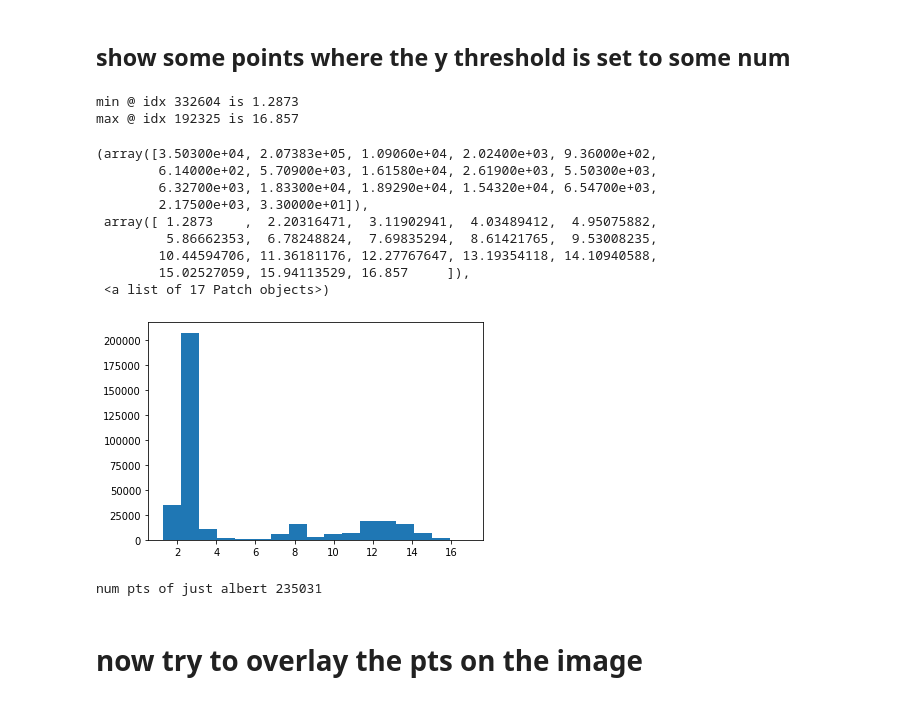
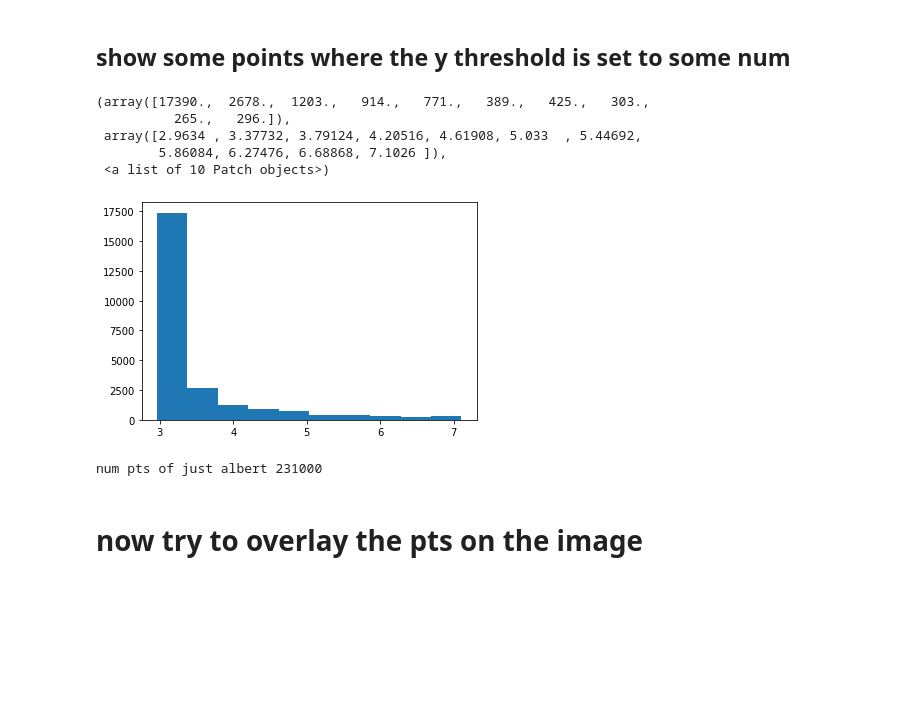
Before and after one commit to bilingwu/Img2Vid, a Jupyter notebook: Rough_Mura_Masa.ipynb, the cells around one changed output. Cells and saved outputs as stored; diff of their text form; code cells hidden in the pictures; blank space fills up the shorter version.

Commit message:
point mask

```diff
--- a/Rough_Mura_Masa.ipynb
+++ b/Rough_Mura_Masa.ipynb
@@ -35,31 +19,26 @@ df
 # %% [markdown]
 ## show some points where the y threshold is set to some num
-# %%
-# range of y values
-y_vals = df.iloc[:,1]
-print(f"min @ idx {y_vals.idxmin()} is {y_vals[y_vals.idxmin()]}")
-print(f"max @ idx {y_vals.idxmax()} is {y_vals[y_vals.idxmax()]}")
-plt.hist(y_vals, bins = 17)
-# %% [output]
-min @ idx 332604 is 1.2873
-max @ idx 192325 is 16.857
-(array([3.50300e+04, 2.07383e+05, 1.09060e+04, 2.02400e+03, 9.36000e+02,
-        6.14000e+02, 5.70900e+03, 1.61580e+04, 2.61900e+03, 5.50300e+03,
-        6.32700e+03, 1.83300e+04, 1.89290e+04, 1.54320e+04, 6.54700e+03,
-        2.17500e+03, 3.30000e+01]),
- array([ 1.2873    ,  2.20316471,  3.11902941,  4.03489412,  4.95075882,
-         5.86662353,  6.78248824,  7.69835294,  8.61421765,  9.53008235,
-        10.44594706, 11.36181176, 12.27767647, 13.19354118, 14.10940588,
-        15.02527059, 15.94113529, 16.857     ]),
- <a list of 17 Patch objects>)
-[figure, removed]
+# %%
+def reject_outliers(data, m=1):
+    return abs(data - np.mean(data)) < m * np.std(data)
+plt.hist(df['y'][reject_outliers(df['y'], m=.5)])
+# %% [output]
+(array([17390.,  2678.,  1203.,   914.,   771.,   389.,   425.,   303.,
+          265.,   296.]),
+ array([2.9634 , 3.37732, 3.79124, 4.20516, 4.61908, 5.033  , 5.44692,
+        5.86084, 6.27476, 6.68868, 7.1026 ]),
+ <a list of 10 Patch objects>)
+[figure, added]
 # %%
 ythresh = 3
-mask = df['y'] < ythresh
+# mask = reject_outliers(df['y'])
+mask = reject_outliers(df['x']) & reject_outliers(df['z'])
 df1 = df.loc[mask]
+# print(f"num pts of just albert {len(df1)}")
+df1 = df1.loc[df1['y']<3]
 print(f"num pts of just albert {len(df1)}")
 # %% [output]
-num pts of just albert 235031
+num pts of just albert 231000
 # %%
 def write_ply(filename, df):
     header = f'''ply
```
Also changed, not shown: parts of 9 cells of this notebook, 1 other file.
